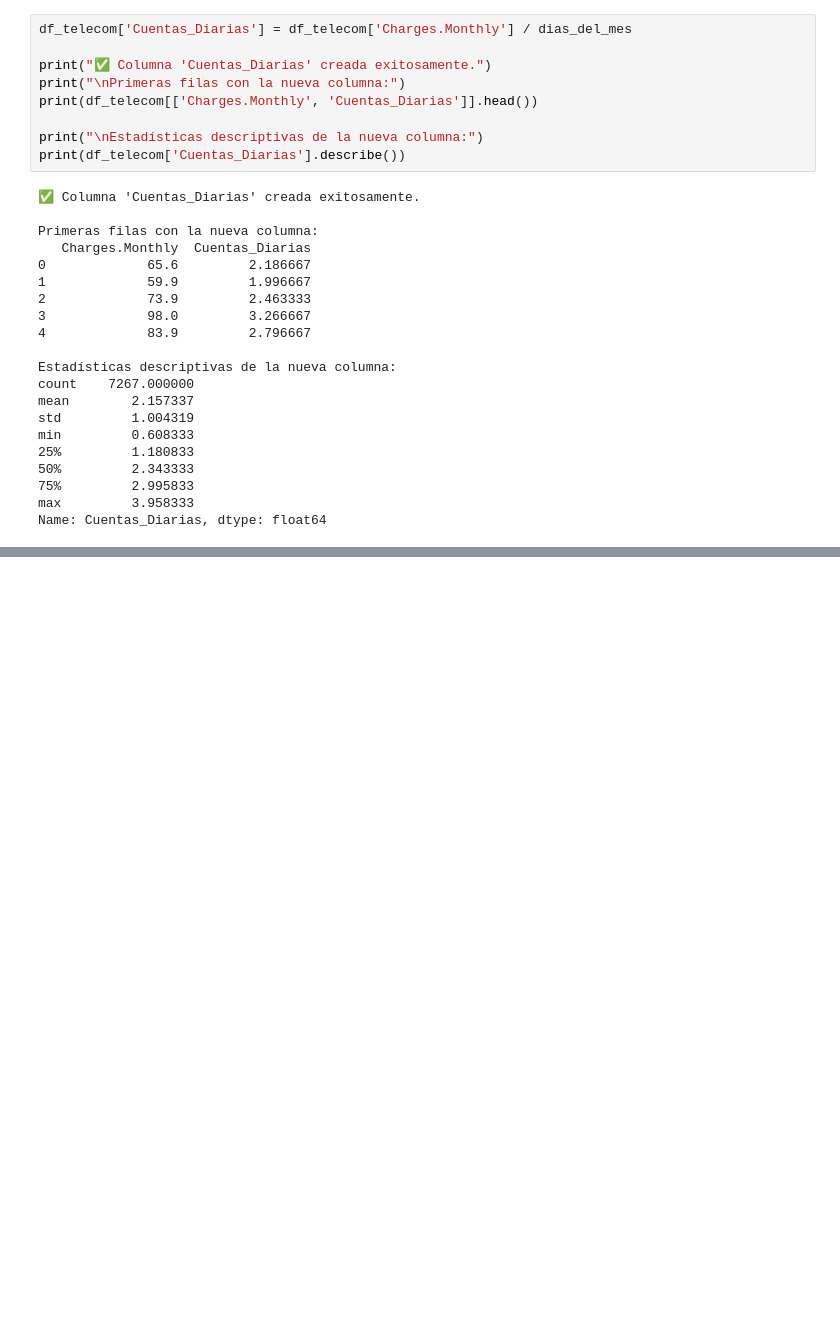
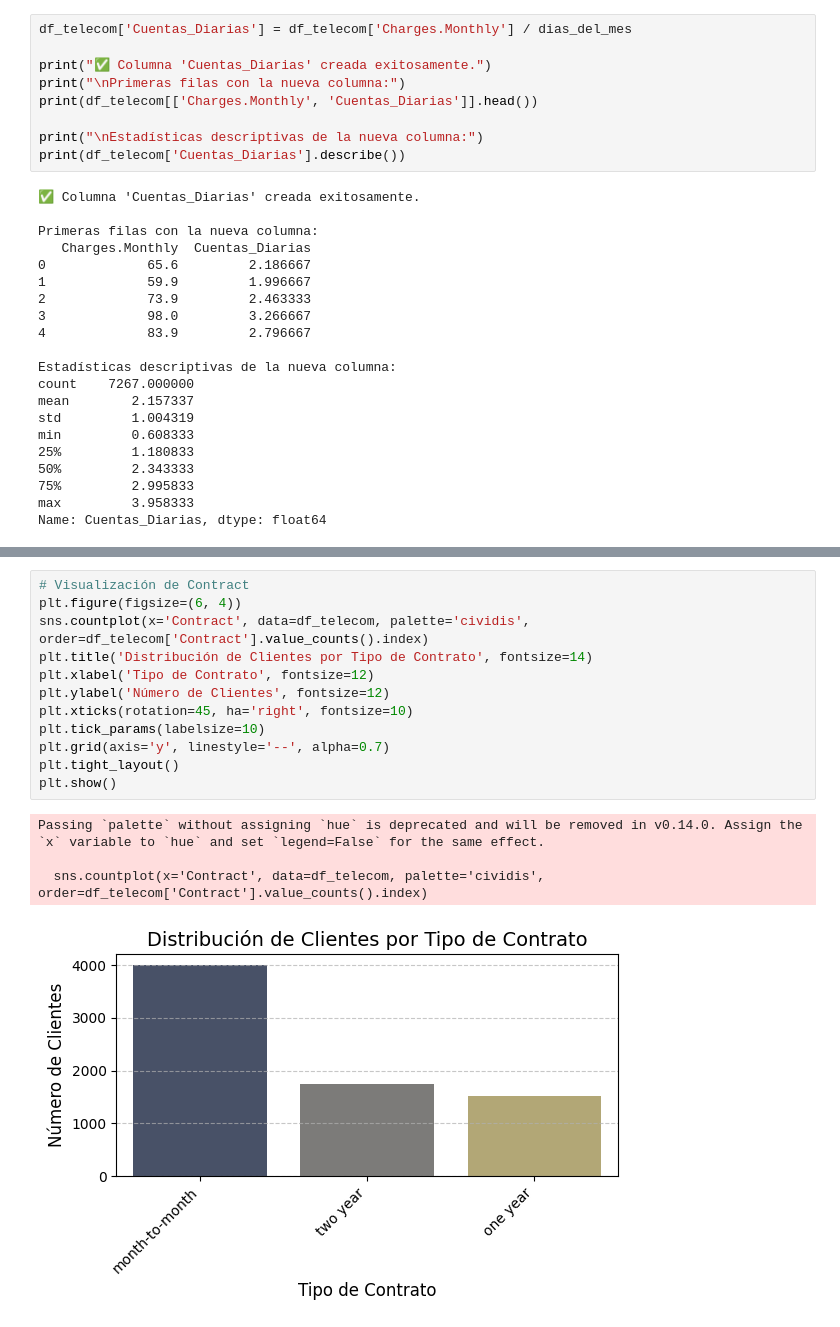
Before and after one commit to donosonahuel/alura-telecom, a Jupyter notebook: Alura_Challenge_Telecom_X.ipynb, the cells around one changed output, grey strips where cells are left out. Cells and saved outputs as stored; diff of their text form; blank space fills up the shorter version.

```diff
--- a/Alura_Challenge_Telecom_X.ipynb
+++ b/Alura_Challenge_Telecom_X.ipynb
@@ -618,0 +678,17 @@ Name: Cuentas_Diarias, dtype: float64
+# %%
+# Visualización de Contract
+plt.figure(figsize=(6, 4))
+sns.countplot(x='Contract', data=df_telecom, palette='cividis', order=df_telecom['Contract'].value_counts().index)
+plt.title('Distribución de Clientes por Tipo de Contrato', fontsize=14)
+plt.xlabel('Tipo de Contrato', fontsize=12)
+plt.ylabel('Número de Clientes', fontsize=12)
+plt.xticks(rotation=45, ha='right', fontsize=10)
+plt.tick_params(labelsize=10)
+plt.grid(axis='y', linestyle='--', alpha=0.7)
+plt.tight_layout()
+plt.show()
+# %% [output]
+Passing `palette` without assigning `hue` is deprecated and will be removed in v0.14.0. Assign the `x` variable to `hue` and set `legend=False` for the same effect.
+
+  sns.countplot(x='Contract', data=df_telecom, palette='cividis', order=df_telecom['Contract'].value_counts().index)
+[figure, added]
```
Also changed, not shown: parts of 21 cells of this notebook.
